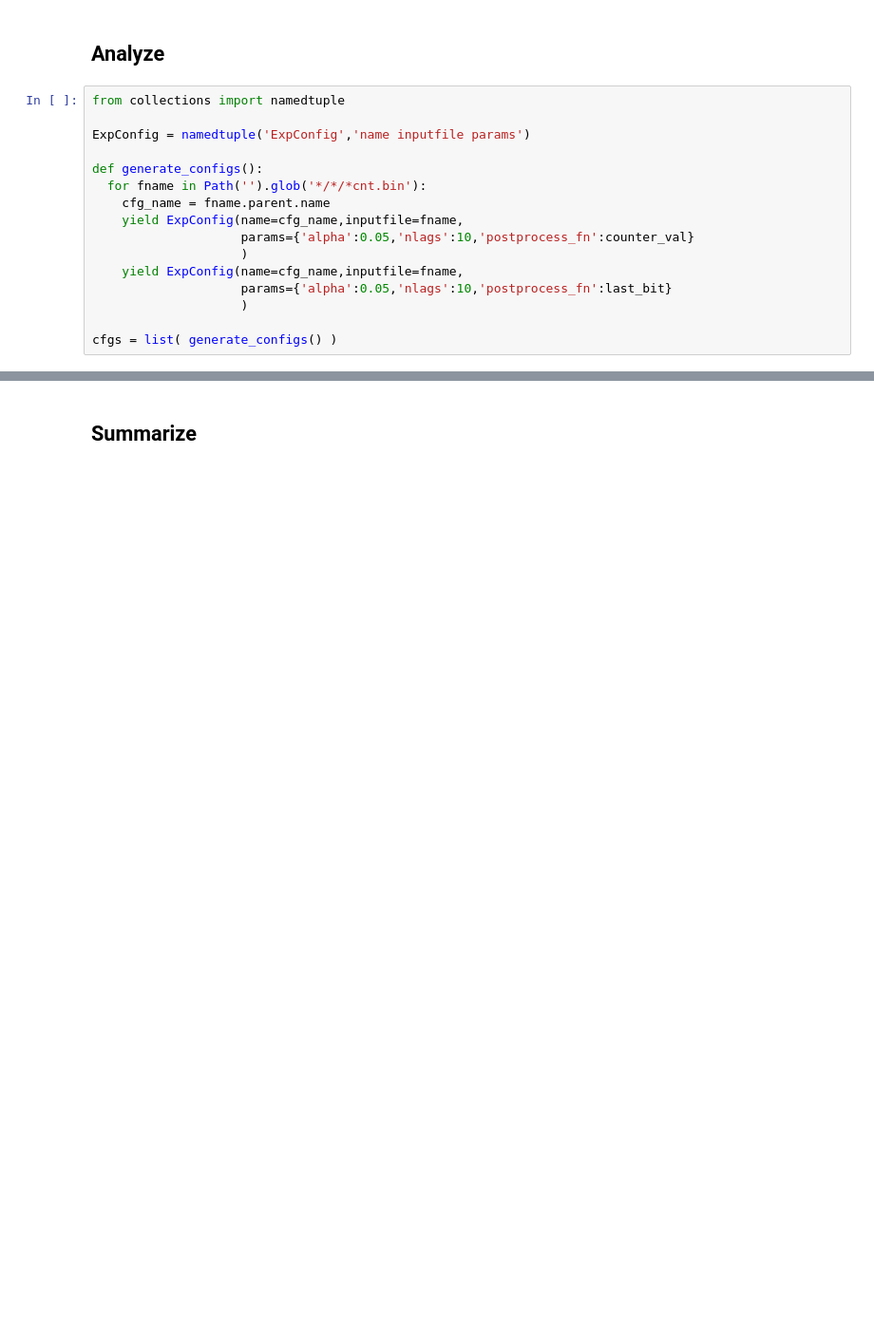
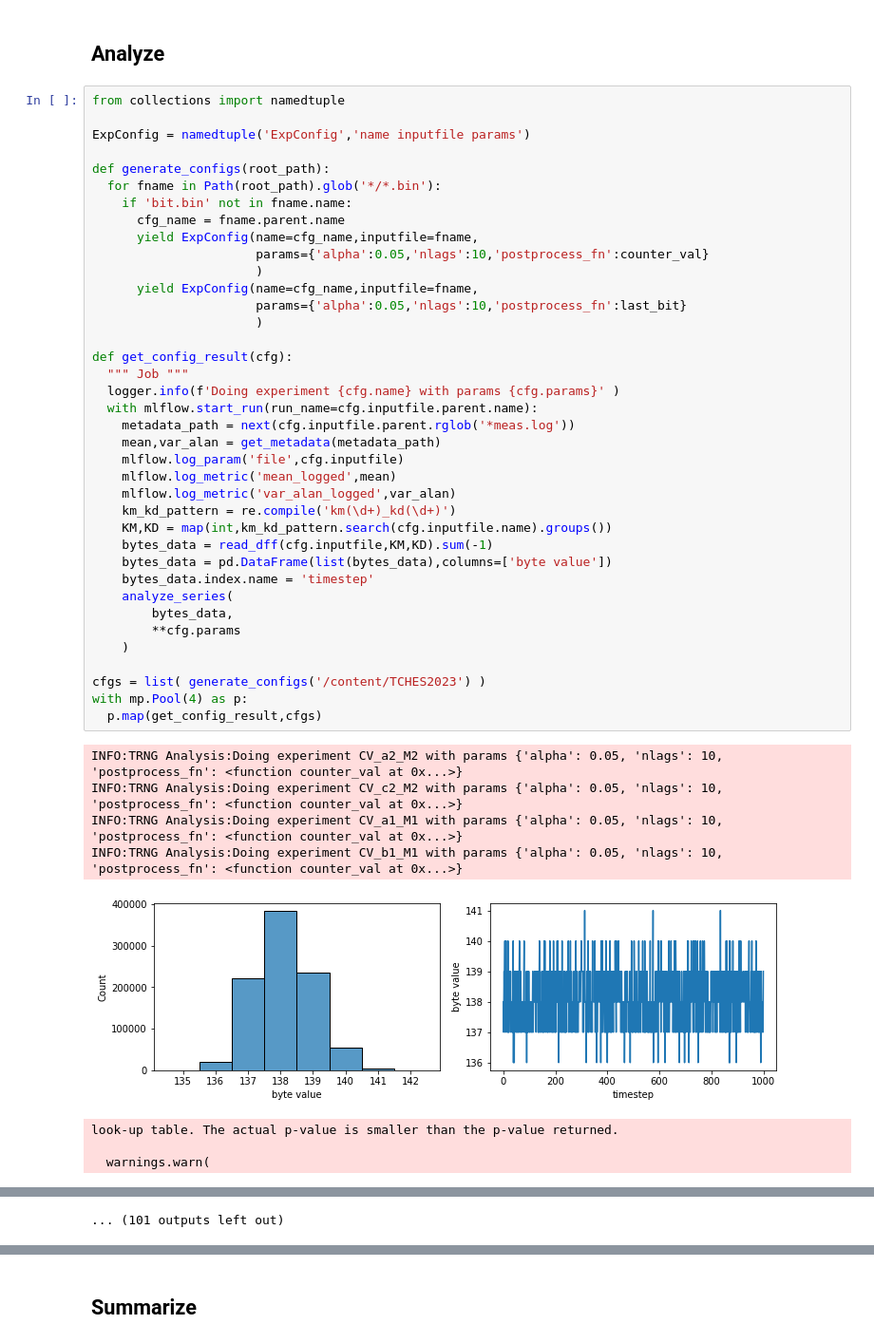
Before and after one commit to maciejskorski/enhanced-pll-trng, a Jupyter notebook: TRNG_Dependency_Analysis.ipynb, the cells around one changed output, grey strips where cells are left out. Shown at 95% size. Cells and saved outputs as stored; diff of their text form; blank space fills up the shorter version.

```diff
--- a/TRNG_Dependency_Analysis.ipynb
+++ b/TRNG_Dependency_Analysis.ipynb
@@ -259,16 +331,47 @@ MLflow Tracking UI: https://c11f-34-70-158-237.ngrok.io
 # %%
 from collections import namedtuple
 
 ExpConfig = namedtuple('ExpConfig','name inputfile params')
 
-def generate_configs():
-  for fname in Path('').glob('*/*/*cnt.bin'):
-    cfg_name = fname.parent.name
-    yield ExpConfig(name=cfg_name,inputfile=fname,
-                    params={'alpha':0.05,'nlags':10,'postprocess_fn':counter_val}
-                    )
-    yield ExpConfig(name=cfg_name,inputfile=fname,
-                    params={'alpha':0.05,'nlags':10,'postprocess_fn':last_bit}
-                    )
+def generate_configs(root_path):
+  for fname in Path(root_path).glob('*/*.bin'):
+    if 'bit.bin' not in fname.name:
+      cfg_name = fname.parent.name
+      yield ExpConfig(name=cfg_name,inputfile=fname,
+                      params={'alpha':0.05,'nlags':10,'postprocess_fn':counter_val}
+                      )
+      yield ExpConfig(name=cfg_name,inputfile=fname,
+                      params={'alpha':0.05,'nlags':10,'postprocess_fn':last_bit}
+                      )
 
-cfgs = list( generate_configs() )
+def get_config_result(cfg):
+  """ Job """
+  logger.info(f'Doing experiment {cfg.name} with params {cfg.params}' )
+  with mlflow.start_run(run_name=cfg.inputfile.parent.name):
+    metadata_path = next(cfg.inputfile.parent.rglob('*meas.log'))
+    mean,var_alan = get_metadata(metadata_path)
+    mlflow.log_param('file',cfg.inputfile)
+    mlflow.log_metric('mean_logged',mean)
+    mlflow.log_metric('var_alan_logged',var_alan)
+    km_kd_pattern = re.compile('km(\d+)_kd(\d+)')
+    KM,KD = map(int,km_kd_pattern.search(cfg.inputfile.name).groups())
+    bytes_data = read_dff(cfg.inputfile,KM,KD).sum(-1)
+    bytes_data = pd.DataFrame(list(bytes_data),columns=['byte value'])
+    bytes_data.index.name = 'timestep'
+    analyze_series(
+        bytes_data,
+        **cfg.params
+    )
+
+cfgs = list( generate_configs('/content/TCHES2023') )
+with mp.Pool(4) as p:
+  p.map(get_config_result,cfgs)
+# %% [output]
+INFO:TRNG Analysis:Doing experiment CV_a2_M2 with params {'alpha': 0.05, 'nlags': 10, 'postprocess_fn': <function counter_val at 0x...>}
+INFO:TRNG Analysis:Doing experiment CV_c2_M2 with params {'alpha': 0.05, 'nlags': 10, 'postprocess_fn': <function counter_val at 0x...>}
+INFO:TRNG Analysis:Doing experiment CV_a1_M1 with params {'alpha': 0.05, 'nlags': 10, 'postprocess_fn': <function counter_val at 0x...>}
+INFO:TRNG Analysis:Doing experiment CV_b1_M1 with params {'alpha': 0.05, 'nlags': 10, 'postprocess_fn': <function counter_val at 0x...>}
+[figure, added]
+look-up table. The actual p-value is smaller than the p-value returned.
+
+  warnings.warn(
@@ -274,0 +404 @@ cfgs = list( generate_configs() )
+... (101 outputs left out)
```
Also changed, not shown: parts of 27 cells of this notebook.
